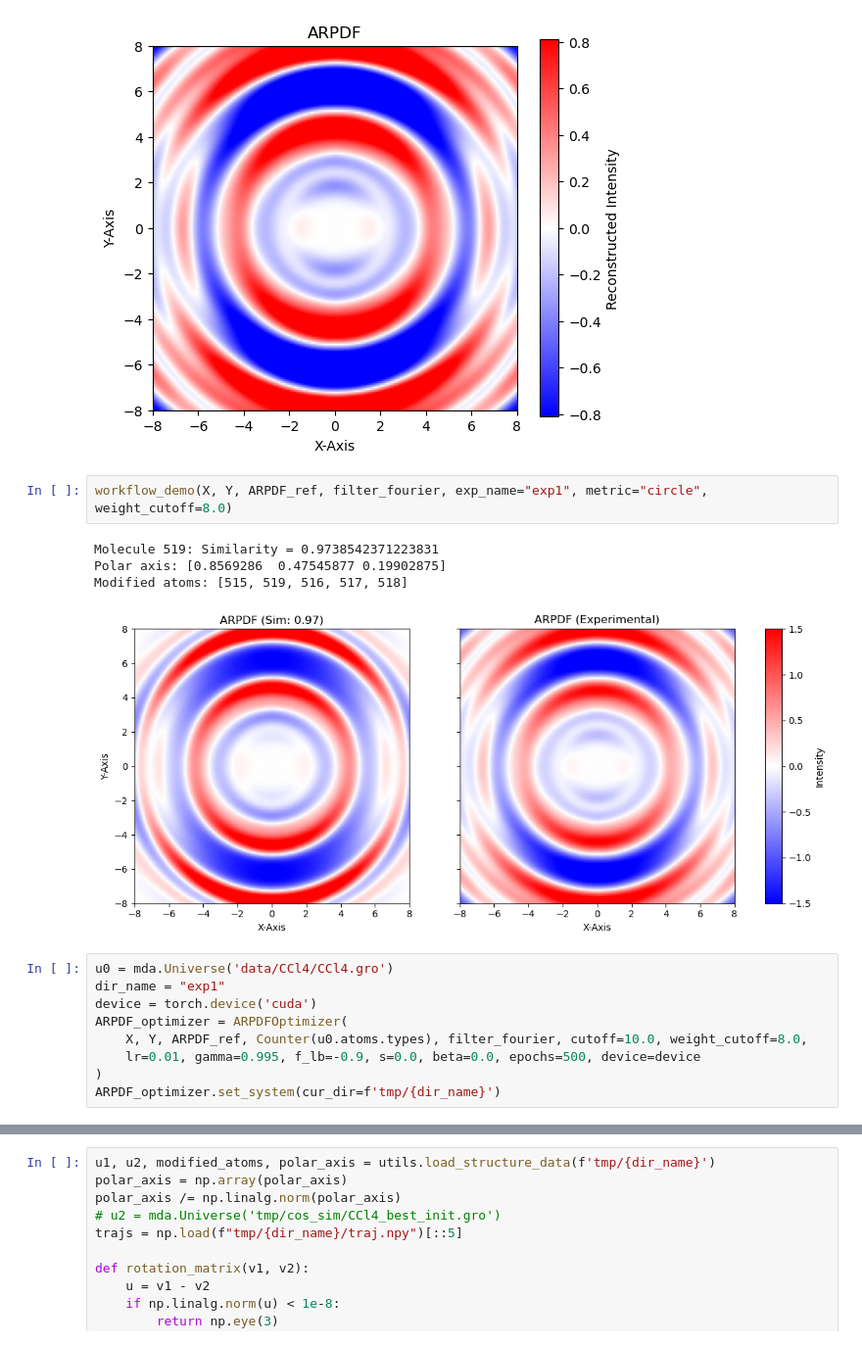
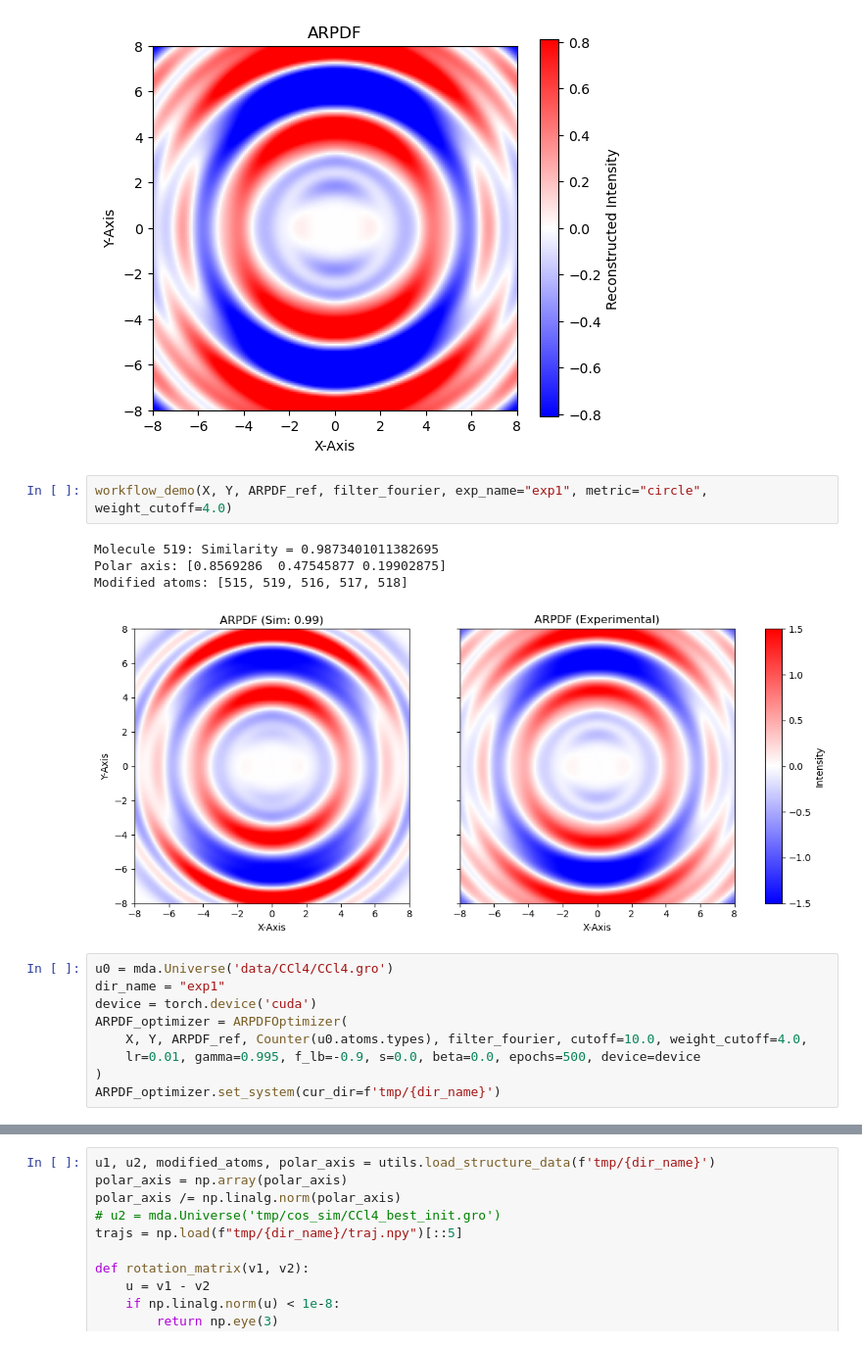
Before and after one commit to tfzx/ARPDF, a Jupyter notebook: experiment.ipynb, the cells around one changed output, grey strips where cells are left out. Shown at 98% size. Saved outputs shown, nothing was run; the diff lists cells and outputs as text.

```diff
--- a/experiment.ipynb
+++ b/experiment.ipynb
@@ -42,18 +42,18 @@ Computing ARPDF...
 [figure]
 [figure]
 # %%
-workflow_demo(X, Y, ARPDF_ref, filter_fourier, exp_name="exp1", metric="circle", weight_cutoff=8.0)
+workflow_demo(X, Y, ARPDF_ref, filter_fourier, exp_name="exp1", metric="circle", weight_cutoff=4.0)
 # %% [output]
-Molecule 519: Similarity = 0.9738542371223831
+Molecule 519: Similarity = 0.9873401011382695
 Polar axis: [0.8569286  0.47545877 0.19902875]
 Modified atoms: [515, 519, 516, 517, 518]
-[figure, old version]
+[figure, new version]
 # %%
 u0 = mda.Universe('data/CCl4/CCl4.gro')
 dir_name = "exp1"
 device = torch.device('cuda')
 ARPDF_optimizer = ARPDFOptimizer(
-    X, Y, ARPDF_ref, Counter(u0.atoms.types), filter_fourier, cutoff=10.0, weight_cutoff=8.0,
+    X, Y, ARPDF_ref, Counter(u0.atoms.types), filter_fourier, cutoff=10.0, weight_cutoff=4.0,
     lr=0.01, gamma=0.995, f_lb=-0.9, s=0.0, beta=0.0, epochs=500, device=device
 )
 ARPDF_optimizer.set_system(cur_dir=f'tmp/{dir_name}')
```
Also changed, not shown: parts of 2 cells of this notebook.
